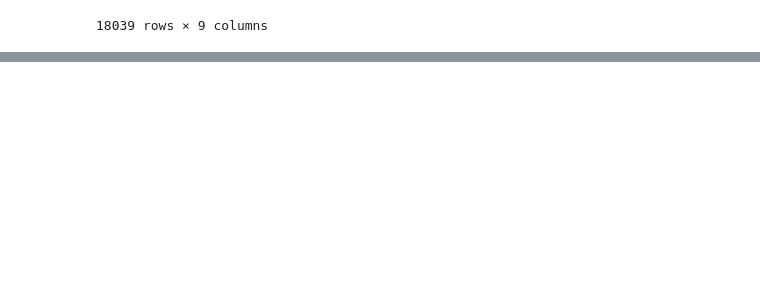
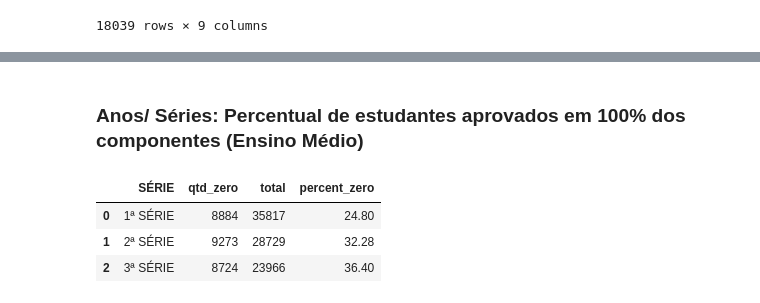
Before and after one commit to hugobovareto/Distorcao-idade-serie-e-projecao-de-reprovacoes, a Jupyter notebook: Distorcao Idade-serie e Projecao de Reprovacoes.ipynb, the cells around one changed output, grey strips where cells are left out. Saved outputs shown, nothing was run; the diff lists cells and outputs as text; code cells hidden in the pictures; blank space fills up the shorter version.

```diff
--- a/Distorcao Idade-serie e Projecao de Reprovacoes.ipynb
+++ b/Distorcao Idade-serie e Projecao de Reprovacoes.ipynb
@@ -482,0 +483,3 @@ df_reprovacoes_risco.to_excel('Estudantes_risco_reprovacoes.xlsx', index=False)
+# %%
+# Apenas estudantes do Ensino Médio:
+df_reprovacoes_EM = df_reprovacoes[df_reprovacoes['ETAPA'] == 'Ensino Médio'].copy()
@@ -482,0 +554,27 @@ df_reprovacoes_risco.to_excel('Estudantes_risco_reprovacoes.xlsx', index=False)
+# %% [markdown]
+### Anos/ Séries: Percentual de estudantes aprovados em 100% dos componentes (Ensino Médio)
+# %%
+# Percentual de 0 reprovações (100% de aprovações) entre os estudantes por Série
+df_reprovacoes_EM_series = (
+    df_reprovacoes_EM
+    .groupby('SÉRIE')
+    .apply(lambda g: pd.Series({
+        'qtd_zero': (g['TOTAL_REPROVACOES'] == 0).sum(),
+        'total': len(g),
+    }))
+    .reset_index()
+)
+
+# calcular o percentual
+df_reprovacoes_EM_series['percent_zero'] = (
+    df_reprovacoes_EM_series['qtd_zero'] / df_reprovacoes_EM_series['total'] * 100
+)
+
+df_reprovacoes_EM_series['percent_zero'] = df_reprovacoes_EM_series['percent_zero'].round(2)
+
+df_reprovacoes_EM_series
+# %% [output]
+|  | SÉRIE | qtd_zero | total | percent_zero |
+| 0 | 1ª SÉRIE | 8884 | 35817 | 24.80 |
+| 1 | 2ª SÉRIE | 9273 | 28729 | 32.28 |
+| 2 | 3ª SÉRIE | 8724 | 23966 | 36.40 |
```
Also changed, not shown: parts of 14 cells of this notebook.
